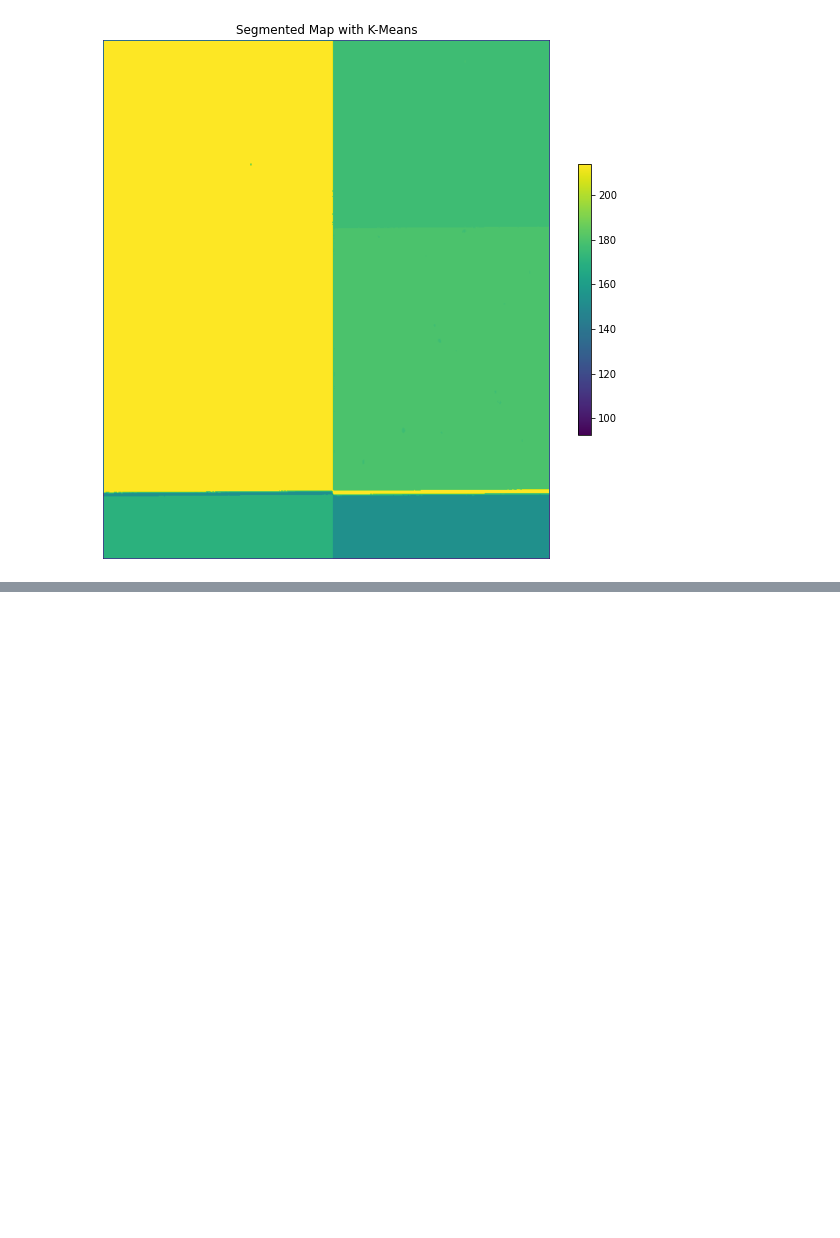
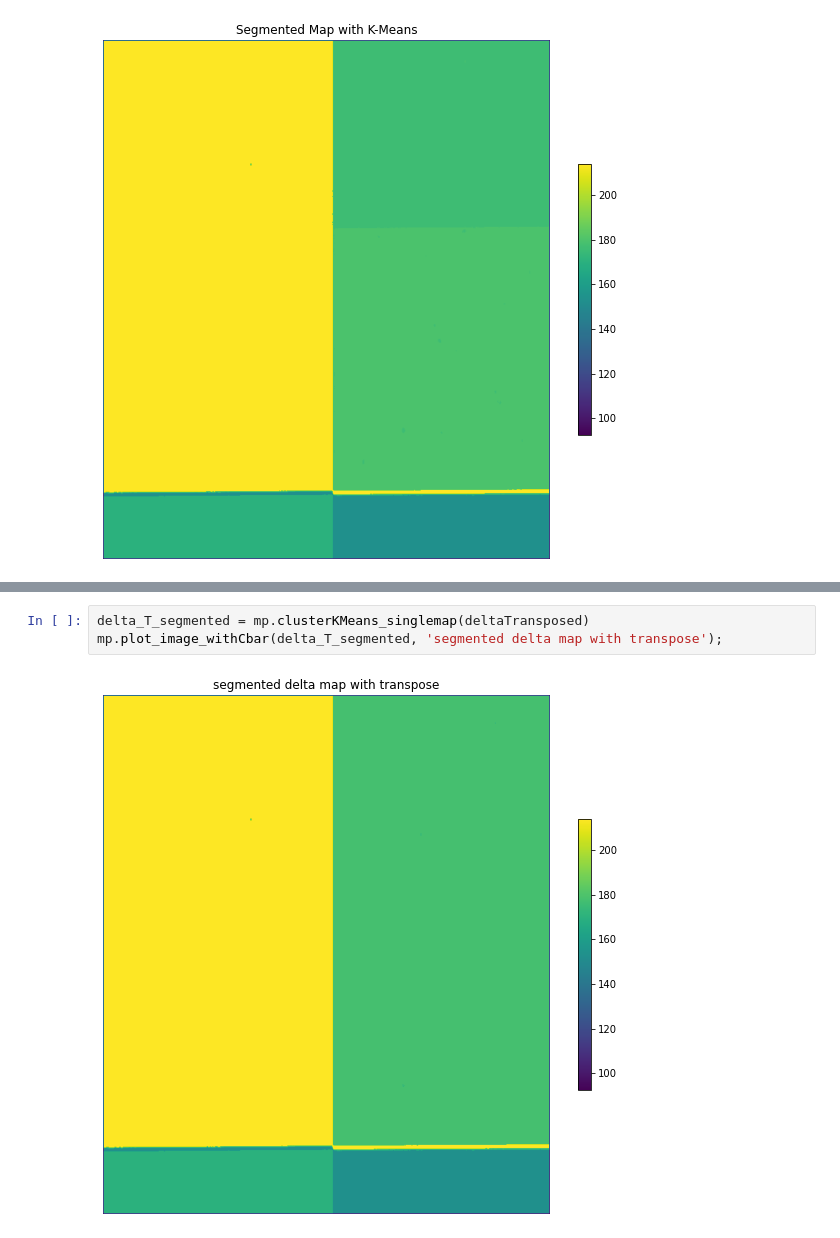
Before and after one commit to AnGodel/TFM_Image_segmentation_ellipsometric_maps, a Jupyter notebook: cluster segmentation in one map.ipynb, the cells around one changed output, grey strips where cells are left out. Cells and saved outputs as stored; diff of their text form; blank space fills up the shorter version.

```diff
--- a/cluster segmentation in one map.ipynb
+++ b/cluster segmentation in one map.ipynb
@@ -103,0 +111,5 @@ mp.plot_image_withCbar(deltaTsegmentedtoshow, 'Segmented Map with K-Means');
+# %%
+delta_T_segmented = mp.clusterKMeans_singlemap(deltaTransposed)
+mp.plot_image_withCbar(delta_T_segmented, 'segmented delta map with transpose');
+# %% [output]
+[figure, added]
```
Also changed, not shown: parts of 2 cells of this notebook, 6 other files.
